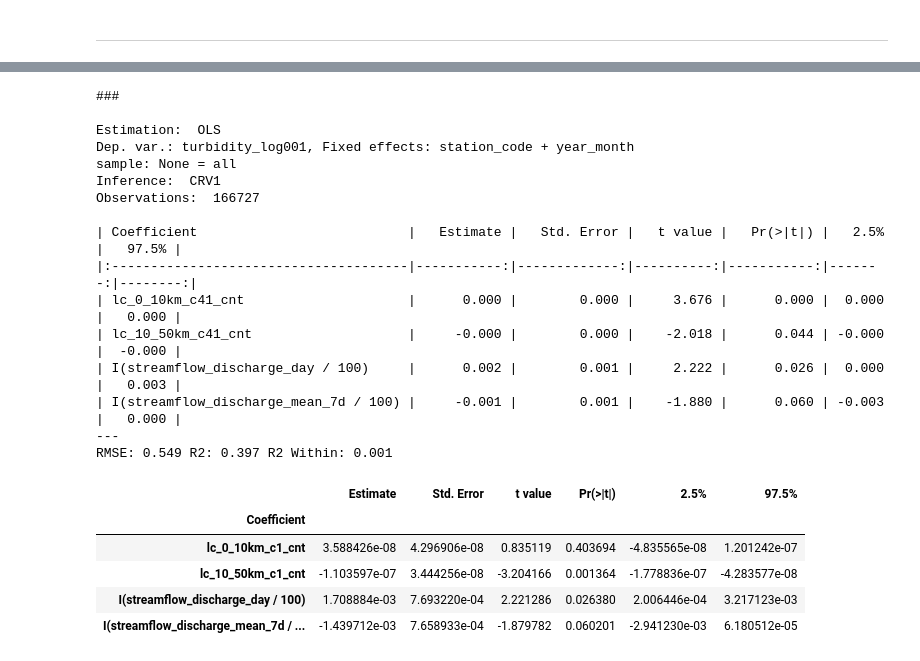
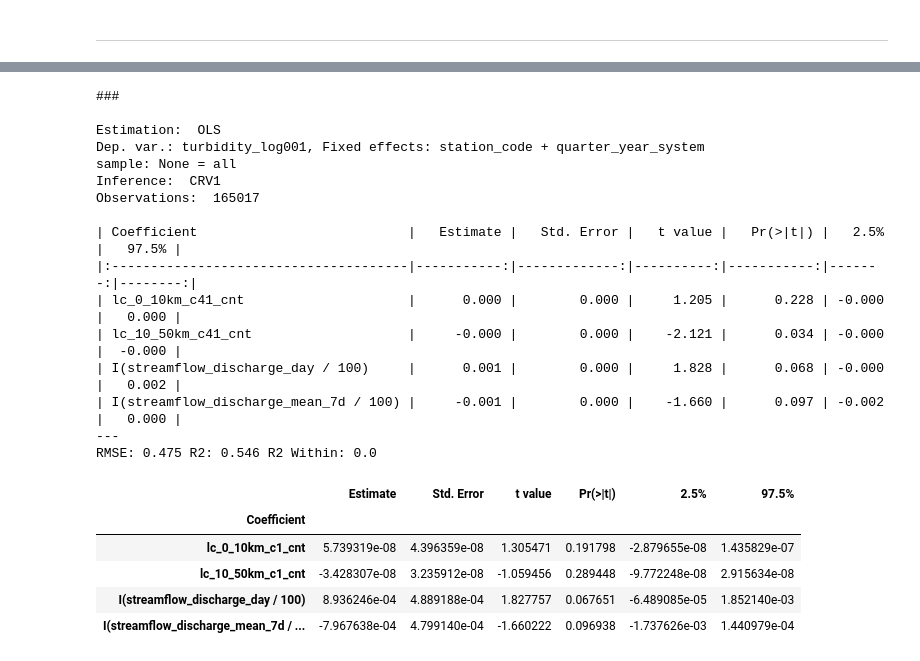
Before and after one commit to felixschulz385/river-pollution-brazil, a Jupyter notebook: code/experiments/sensor_data.ipynb, the cells around one changed output, grey strips where cells are left out. Drawn from its saved outputs; the diff is of its cells as text; code cells hidden in the pictures.

```diff
--- a/code/experiments/sensor_data.ipynb
+++ b/code/experiments/sensor_data.ipynb
@@ -358,0 +361,5 @@ sensor_data = pd.read_parquet("/scicore/home/meiera/schulz0022/projects/river-po
+# %%
+network = RiverNetwork()
+network.load("../../data/river_network")
+trenches = network.trenches.loc[:,["trench_id", "system_id"]].copy()
+del network
@@ -359,7 +369,3 @@ sensor_data = pd.read_parquet("/scicore/home/meiera/schulz0022/projects/river-po
 # %%
-sensor_data = pd.read_parquet("/scicore/home/meiera/schulz0022/projects/river-pollution-brazil/data/sensor_data/water_quality_assembled.parquet").reset_index()
-sensor_data["year"] = sensor_data.datetime.dt.year
-sensor_data["month"] = sensor_data.datetime.dt.month
-sensor_data["year_month"] = sensor_data["year"] + sensor_data["month"]
-sensor_data["turbidity_log001"] = np.log10(sensor_data["turbidity"] + 0.01)
-land_cover = pd.read_parquet("/scicore/home/meiera/schulz0022/projects/river-pollution-brazil/data/land_cover/land_cover_sensor_upstream.parquet")
+sensor_data = pd.read_parquet("../../data/sensor_data/water_quality_assembled.parquet").reset_index()
+land_cover = pd.read_parquet("../../data/land_cover/land_cover_sensor_upstream.parquet")
@@ -369,3 +456,18 @@ analysis_data = pd.merge(
     land_cover,
     on=["trench_id", "year"]
 )
+
+analysis_data = analysis_data.merge(
+    trenches,
+    on="trench_id",
+    how="left"
+)
+
+# quarter-year-system FE
+analysis_data["quarter_year_system"] = (analysis_data.datetime.dt.year.astype(str) + "_" +
+                                   analysis_data.datetime.dt.quarter.astype(str) + "_" +
+                                   analysis_data.system_id.astype(str))
+
+analysis_data["turbidity_log001"] = np.log10(analysis_data["turbidity"] + 0.01)
+
+analysis_data
@@ -408,6 +488,6 @@ analysis_data.columns.tolist()
 # %%
 pf.feols(
-    "turbidity_log001 ~ lc_0_10km_c41_cnt + lc_10_50km_c41_cnt + I(streamflow_discharge_day / 100) + I(streamflow_discharge_mean_7d / 100) | station_code + year_month",
+    "turbidity_log001 ~ lc_0_10km_c41_cnt + lc_10_50km_c41_cnt + I(streamflow_discharge_day / 100) + I(streamflow_discharge_mean_7d / 100) | station_code + quarter_year_system",
     vcov={"CRV1": "station_code"},
     data = analysis_data
 ).summary()
@@ -415,29 +495,29 @@ pf.feols(
 ###
 
 Estimation:  OLS
-Dep. var.: turbidity_log001, Fixed effects: station_code + year_month
+Dep. var.: turbidity_log001, Fixed effects: station_code + quarter_year_system
 sample: None = all
 Inference:  CRV1
-Observations:  166727
+Observations:  165017
 
 | Coefficient                           |   Estimate |   Std. Error |   t value |   Pr(>|t|) |   2.5% |   97.5% |
 |:--------------------------------------|-----------:|-------------:|----------:|-----------:|-------:|--------:|
-| lc_0_10km_c41_cnt                     |      0.000 |        0.000 |     3.676 |      0.000 |  0.000 |   0.000 |
-| lc_10_50km_c41_cnt                    |     -0.000 |        0.000 |    -2.018 |      0.044 | -0.000 |  -0.000 |
-| I(streamflow_discharge_day / 100)     |      0.002 |        0.001 |     2.222 |      0.026 |  0.000 |   0.003 |
-| I(streamflow_discharge_mean_7d / 100) |     -0.001 |        0.001 |    -1.880 |      0.060 | -0.003 |   0.000 |
+| lc_0_10km_c41_cnt                     |      0.000 |        0.000 |     1.205 |      0.228 | -0.000 |   0.000 |
+| lc_10_50km_c41_cnt                    |     -0.000 |        0.000 |    -2.121 |      0.034 | -0.000 |  -0.000 |
+| I(streamflow_discharge_day / 100)     |      0.001 |        0.000 |     1.828 |      0.068 | -0.000 |   0.002 |
+| I(streamflow_discharge_mean_7d / 100) |     -0.001 |        0.000 |    -1.660 |      0.097 | -0.002 |   0.000 |
 ---
-RMSE: 0.549 R2: 0.397 R2 Within: 0.001
+RMSE: 0.475 R2: 0.546 R2 Within: 0.0
 # %%
 pf.feols(
-    "turbidity_log001 ~ lc_0_10km_c1_cnt + lc_10_50km_c1_cnt + I(streamflow_discharge_day / 100) + I(streamflow_discharge_mean_7d / 100) | station_code + year_month",
+    "turbidity_log001 ~ lc_0_10km_c1_cnt + lc_10_50km_c1_cnt + I(streamflow_discharge_day / 100) + I(streamflow_discharge_mean_7d / 100) | station_code + quarter_year_system",
     vcov = {"CRV1": "station_code"},
     data = analysis_data
 ).tidy()
 # %% [output]
 |  | Estimate | Std. Error | t value | Pr(>|t|) | 2.5% | 97.5% |
 | Coefficient |  |  |  |  |  |  |
-| lc_0_10km_c1_cnt | 3.588426e-08 | 4.296906e-08 | 0.835119 | 0.403694 | -4.835565e-08 | 1.201242e-07 |
-| lc_10_50km_c1_cnt | -1.103597e-07 | 3.444256e-08 | -3.204166 | 0.001364 | -1.778836e-07 | -4.283577e-08 |
-| I(streamflow_discharge_day / 100) | 1.708884e-03 | 7.693220e-04 | 2.221286 | 0.026380 | 2.006446e-04 | 3.217123e-03 |
-| I(streamflow_discharge_mean_7d / ... | -1.439712e-03 | 7.658933e-04 | -1.879782 | 0.060201 | -2.941230e-03 | 6.180512e-05 |
+| lc_0_10km_c1_cnt | 5.739319e-08 | 4.396359e-08 | 1.305471 | 0.191798 | -2.879655e-08 | 1.435829e-07 |
+| lc_10_50km_c1_cnt | -3.428307e-08 | 3.235912e-08 | -1.059456 | 0.289448 | -9.772248e-08 | 2.915634e-08 |
+| I(streamflow_discharge_day / 100) | 8.936246e-04 | 4.889188e-04 | 1.827757 | 0.067651 | -6.489085e-05 | 1.852140e-03 |
+| I(streamflow_discharge_mean_7d / ... | -7.967638e-04 | 4.799140e-04 | -1.660222 | 0.096938 | -1.737626e-03 | 1.440979e-04 |
```
Also changed, not shown: parts of 12 cells of this notebook, 19 other files.
